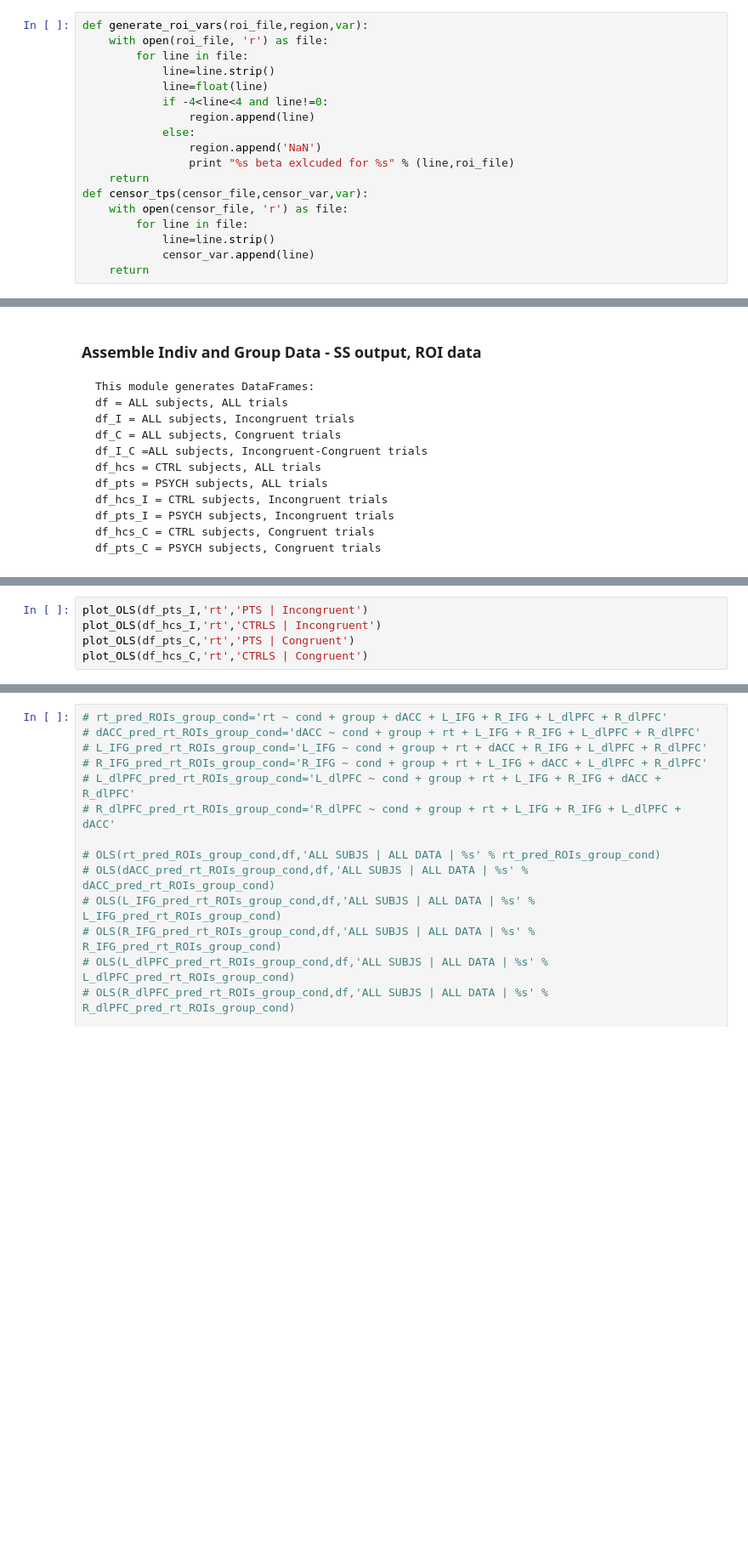
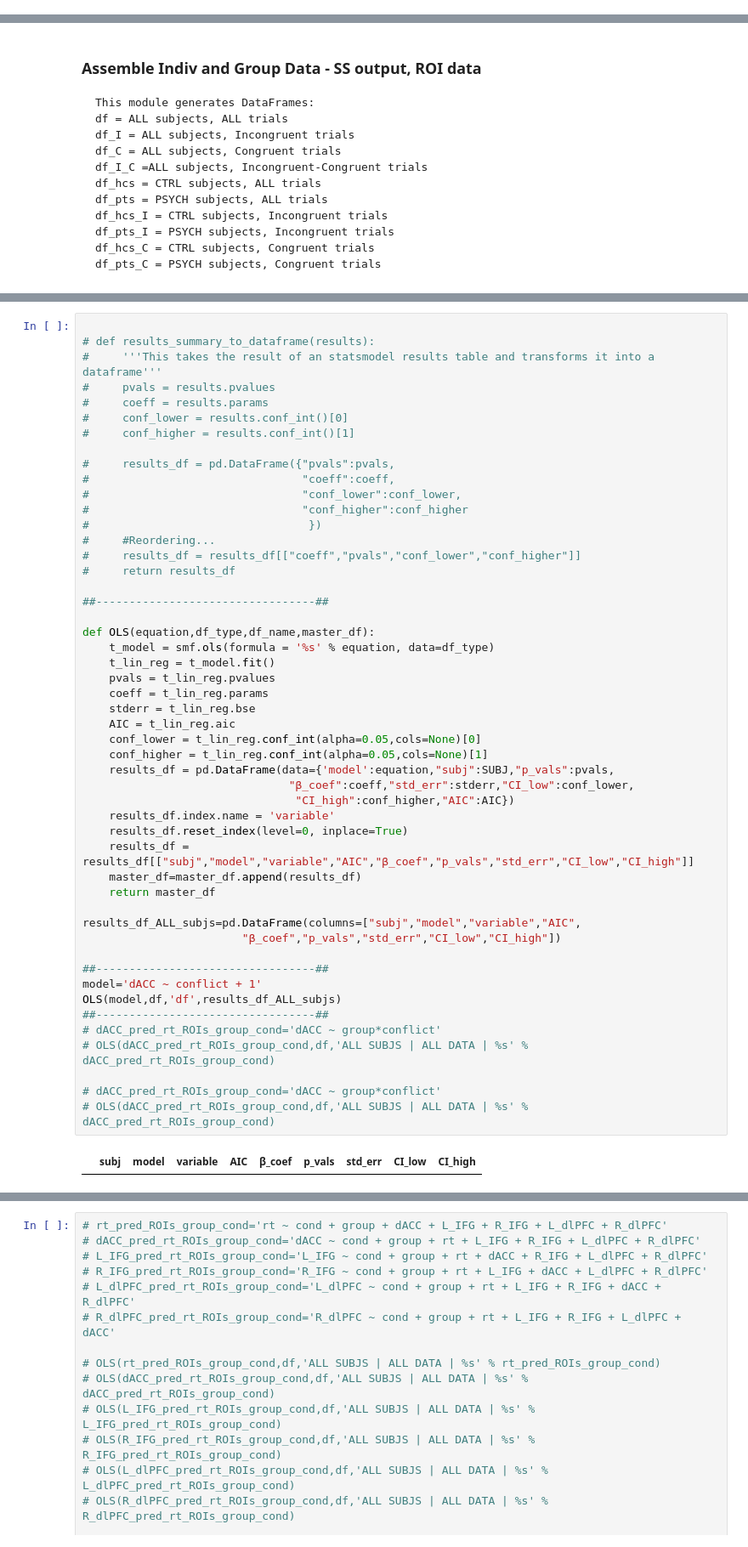
Before and after one commit to hahnemilym/msit_modeling, a Jupyter notebook: ss_rois_probability_dists_regressions-P3.ipynb, the cells around one changed output, grey strips where cells are left out. Shown at 85% size. Saved outputs shown, nothing was run; the diff lists cells and outputs as text; blank space fills up the shorter version.

```diff
--- a/ss_rois_probability_dists_regressions-P3.ipynb
+++ b/ss_rois_probability_dists_regressions-P3.ipynb
@@ -76,20 +76,2 @@ SUBJ_LIST = ['hc001','hc002','hc003','hc005','hc006','hc010','hc011',\
 # %% [markdown]
 ### Define Functions - Data Structs
-# %%
-def generate_roi_vars(roi_file,region,var):
-    with open(roi_file, 'r') as file:
-        for line in file:
-            line=line.strip()
-            line=float(line)
-            if -4<line<4 and line!=0:
-                region.append(line)
-            else:
-                region.append('NaN')
-                print "%s beta exlcuded for %s" % (line,roi_file)
-    return
-def censor_tps(censor_file,censor_var,var):
-    with open(censor_file, 'r') as file:
-        for line in file:
-            line=line.strip()
-            censor_var.append(line)
-    return
@@ -286,6 +396,53 @@ OLS(dACC_pred_rt_ROIs_group_cond,df,'ALL SUBJS | ALL DATA | %s' % dACC_pred_rt_R
-# %%
-plot_OLS(df_pts_I,'rt','PTS | Incongruent')
-plot_OLS(df_hcs_I,'rt','CTRLS | Incongruent')
-plot_OLS(df_pts_C,'rt','PTS | Congruent')
-plot_OLS(df_hcs_C,'rt','CTRLS | Congruent')
+# %%
+
+# def results_summary_to_dataframe(results):
+#     '''This takes the result of an statsmodel results table and transforms it into a dataframe'''
+#     pvals = results.pvalues
+#     coeff = results.params
+#     conf_lower = results.conf_int()[0]
+#     conf_higher = results.conf_int()[1]
+
+#     results_df = pd.DataFrame({"pvals":pvals,
+#                                "coeff":coeff,
+#                                "conf_lower":conf_lower,
+#                                "conf_higher":conf_higher
+#                                 })
+#     #Reordering...
+#     results_df = results_df[["coeff","pvals","conf_lower","conf_higher"]]
+#     return results_df
+
+##---------------------------------##
+
+def OLS(equation,df_type,df_name,master_df):
+    t_model = smf.ols(formula = '%s' % equation, data=df_type)
+    t_lin_reg = t_model.fit()
+    pvals = t_lin_reg.pvalues
+    coeff = t_lin_reg.params
+    stderr = t_lin_reg.bse
+    AIC = t_lin_reg.aic
+    conf_lower = t_lin_reg.conf_int(alpha=0.05,cols=None)[0]
+    conf_higher = t_lin_reg.conf_int(alpha=0.05,cols=None)[1]
+    results_df = pd.DataFrame(data={'model':equation,"subj":SUBJ,"p_vals":pvals,
+                               "β_coef":coeff,"std_err":stderr,"CI_low":conf_lower,
+                                "CI_high":conf_higher,"AIC":AIC})
+    results_df.index.name = 'variable'
+    results_df.reset_index(level=0, inplace=True)
+    results_df = results_df[["subj","model","variable","AIC","β_coef","p_vals","std_err","CI_low","CI_high"]]
+    master_df=master_df.append(results_df)
+    return master_df
+
+results_df_ALL_subjs=pd.DataFrame(columns=["subj","model","variable","AIC",
+                        "β_coef","p_vals","std_err","CI_low","CI_high"])
+
+##---------------------------------##
+model='dACC ~ conflict + 1'
+OLS(model,df,'df',results_df_ALL_subjs)
+##---------------------------------##
+# dACC_pred_rt_ROIs_group_cond='dACC ~ group*conflict'
+# OLS(dACC_pred_rt_ROIs_group_cond,df,'ALL SUBJS | ALL DATA | %s' % dACC_pred_rt_ROIs_group_cond)
+
+# dACC_pred_rt_ROIs_group_cond='dACC ~ group*conflict'
+# OLS(dACC_pred_rt_ROIs_group_cond,df,'ALL SUBJS | ALL DATA | %s' % dACC_pred_rt_ROIs_group_cond)
+# %% [output]
+|  | subj | model | variable | AIC | β_coef | p_vals | std_err | CI_low | CI_high |
 # %% [markdown]
```
Also changed, not shown: parts of 7 cells of this notebook, 2 other files.
